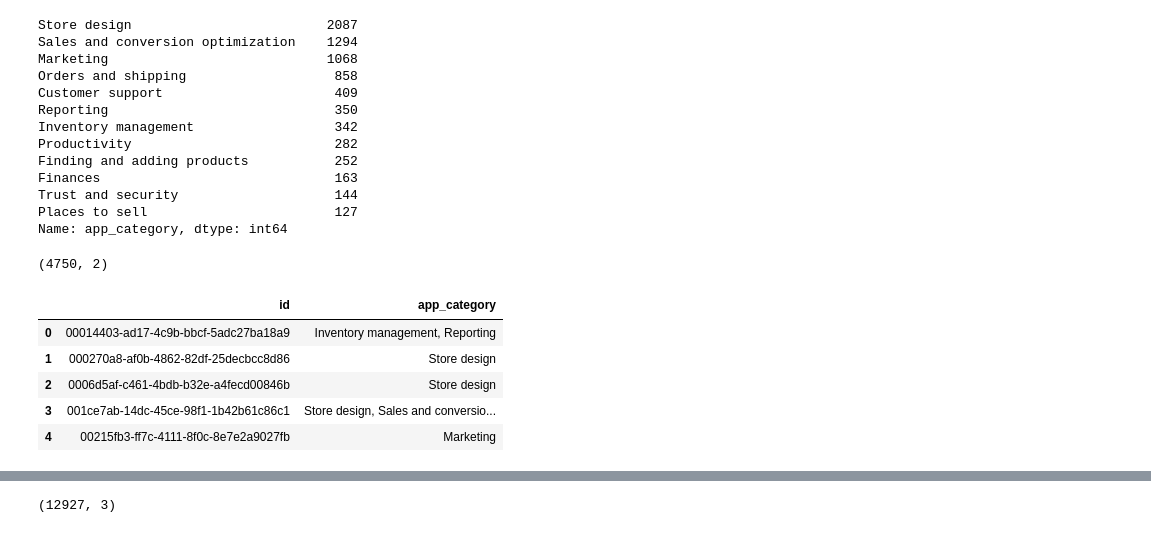
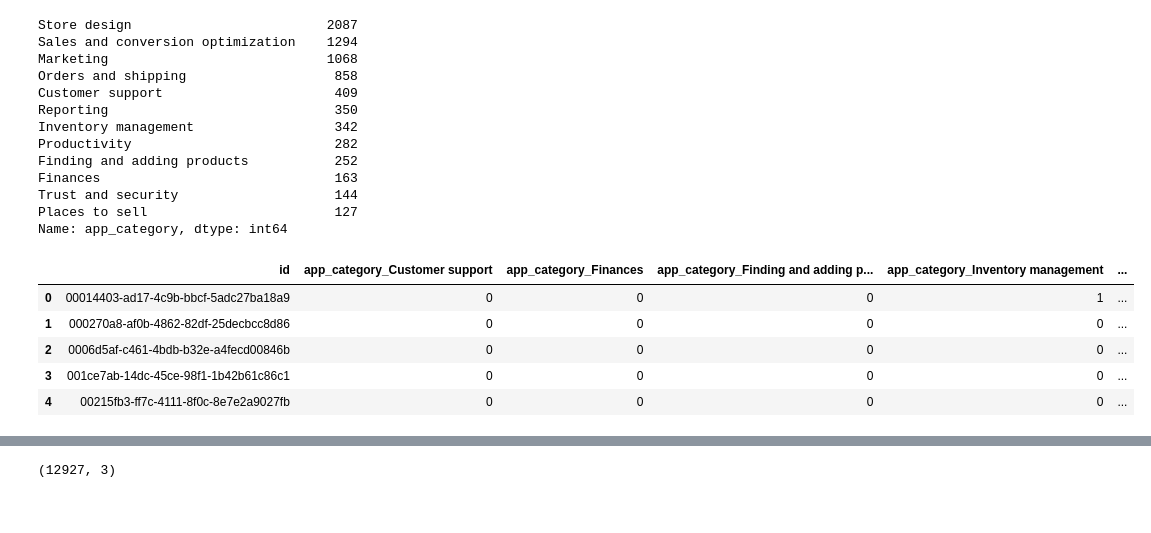
Before and after one commit to mt-smith/Springboard, a Jupyter notebook: Capstone_2/Shopify_Analysis_Capstone/notebooks/DataWranglingNotebook.ipynb, the cells around one changed output, grey strips where cells are left out. Cells and saved outputs as stored; diff of their text form; code cells hidden in the pictures.

```diff
--- a/Capstone_2/Shopify_Analysis_Capstone/notebooks/DataWranglingNotebook.ipynb
+++ b/Capstone_2/Shopify_Analysis_Capstone/notebooks/DataWranglingNotebook.ipynb
@@ -123,17 +123,16 @@ Finances                              163
 Trust and security                    144
 Places to sell                        127
 Name: app_category, dtype: int64
-# %%
-#Consolidating dataframe to have a 1 to 1 relationship between app_id & category
-#Apps with multiple categories have been concatenated into one hybrid category
-grouped_categories = categories.groupby("id", as_index=False).agg({'app_category': lambda category : ', '.join(category)})
-print(grouped_categories.shape)
-grouped_categories.head()
-# %% [output]
-(4750, 2)
-|  | id | app_category |
-| 0 | 00014403-ad17-4c9b-bbcf-5adc27ba18a9 | Inventory management, Reporting |
-| 1 | 000270a8-af0b-4862-82df-25decbcc8d86 | Store design |
-| 2 | 0006d5af-c461-4bdb-b32e-a4fecd00846b | Store design |
-| 3 | 001ce7ab-14dc-45ce-98f1-1b42b61c86c1 | Store design, Sales and conversio... |
-| 4 | 00215fb3-ff7c-4111-8f0c-8e7e2a9027fb | Marketing |
+# %%
+#Creating dummy variables for each category & grouping by id
+category_dummies = pd.get_dummies(categories, columns=['app_category'])
+categories_dummied = category_dummies.groupby('id', as_index=False).agg('sum')
+categories = categories_dummied
+categories.head()
+# %% [output]
+|  | id | app_category_Customer support | app_category_Finances | app_category_Finding and adding p... | app_category_Inventory management | ... |
+| 0 | 00014403-ad17-4c9b-bbcf-5adc27ba18a9 | 0 | 0 | 0 | 1 | ... |
+| 1 | 000270a8-af0b-4862-82df-25decbcc8d86 | 0 | 0 | 0 | 0 | ... |
+| 2 | 0006d5af-c461-4bdb-b32e-a4fecd00846b | 0 | 0 | 0 | 0 | ... |
+| 3 | 001ce7ab-14dc-45ce-98f1-1b42b61c86c1 | 0 | 0 | 0 | 0 | ... |
+| 4 | 00215fb3-ff7c-4111-8f0c-8e7e2a9027fb | 0 | 0 | 0 | 0 | ... |
```
Also changed, not shown: parts of 13 cells of this notebook.
